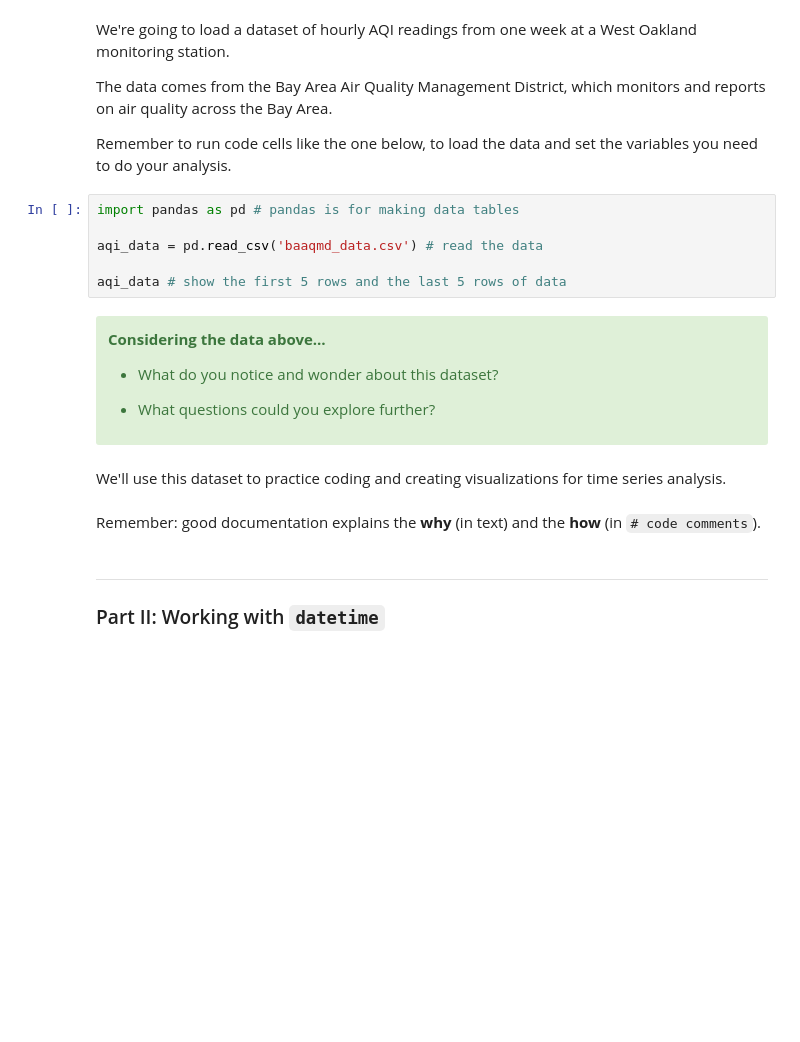
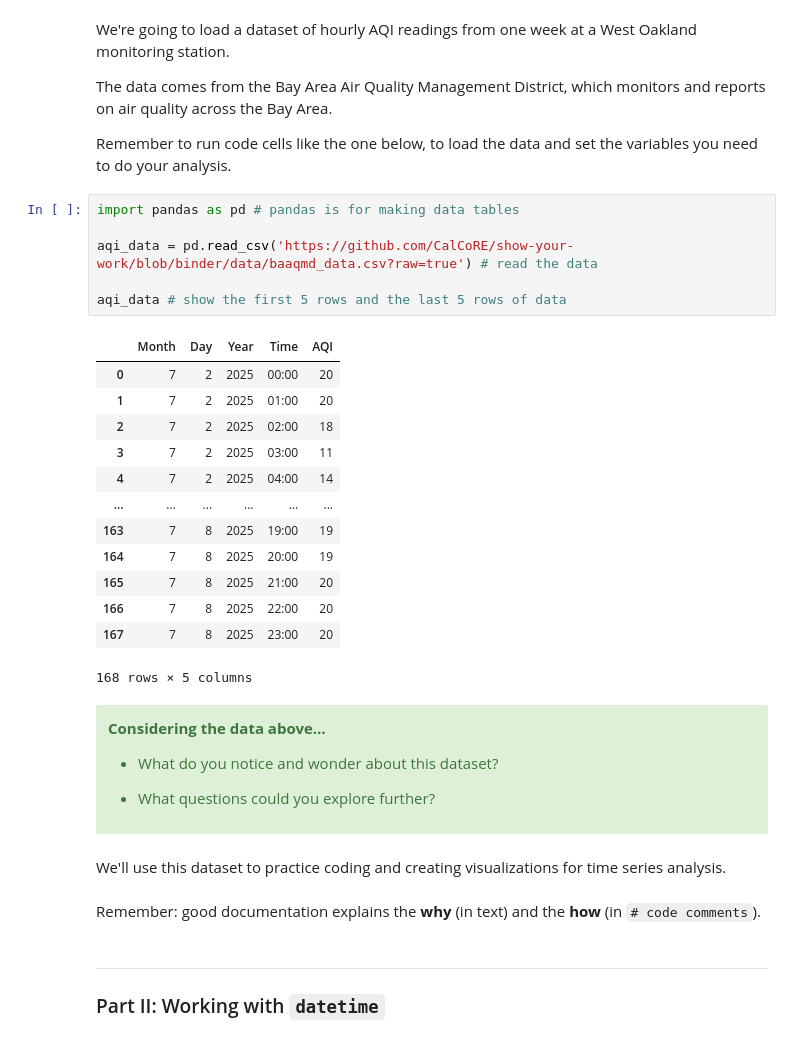
Before and after one commit to CalCoRE/show-your-work, a Jupyter notebook: 1 - TimeSeriesPython.ipynb, the cells around one changed output. Cells and saved outputs as stored; diff of their text form; blank space fills up the shorter version.

```diff
--- a/1 - TimeSeriesPython.ipynb
+++ b/1 - TimeSeriesPython.ipynb
@@ -48,9 +47,23 @@ Remember to run code cells like the one below, to load the data and set the vari
 # %%
 import pandas as pd # pandas is for making data tables
 
-aqi_data = pd.read_csv('baaqmd_data.csv') # read the data
+aqi_data = pd.read_csv('https://github.com/CalCoRE/show-your-work/blob/binder/data/baaqmd_data.csv?raw=true') # read the data
 
 aqi_data # show the first 5 rows and the last 5 rows of data
+# %% [output]
+|  | Month | Day | Year | Time | AQI |
+| 0 | 7 | 2 | 2025 | 00:00 | 20 |
+| 1 | 7 | 2 | 2025 | 01:00 | 20 |
+| 2 | 7 | 2 | 2025 | 02:00 | 18 |
+| 3 | 7 | 2 | 2025 | 03:00 | 11 |
+| 4 | 7 | 2 | 2025 | 04:00 | 14 |
+| ... | ... | ... | ... | ... | ... |
+| 163 | 7 | 8 | 2025 | 19:00 | 19 |
+| 164 | 7 | 8 | 2025 | 20:00 | 19 |
+| 165 | 7 | 8 | 2025 | 21:00 | 20 |
+| 166 | 7 | 8 | 2025 | 22:00 | 20 |
+| 167 | 7 | 8 | 2025 | 23:00 | 20 |
+168 rows × 5 columns
 # %% [markdown]
 <div class="alert alert-success">
 
@@ -64,8 +77,7 @@ aqi_data # show the first 5 rows and the last 5 rows of data
 # %% [markdown]
 We'll use this dataset to practice coding and creating visualizations for time series analysis.
 <br/>
-Remember: good documentation explains the **why** (in text) and the
-**how** (in `# code comments`).
+Remember: good documentation explains the **why** (in text) and the **how** (in `# code comments`).
 # %% [markdown]
 
 ---
```
Also changed, not shown: parts of 8 cells of this notebook, 1 other file.
